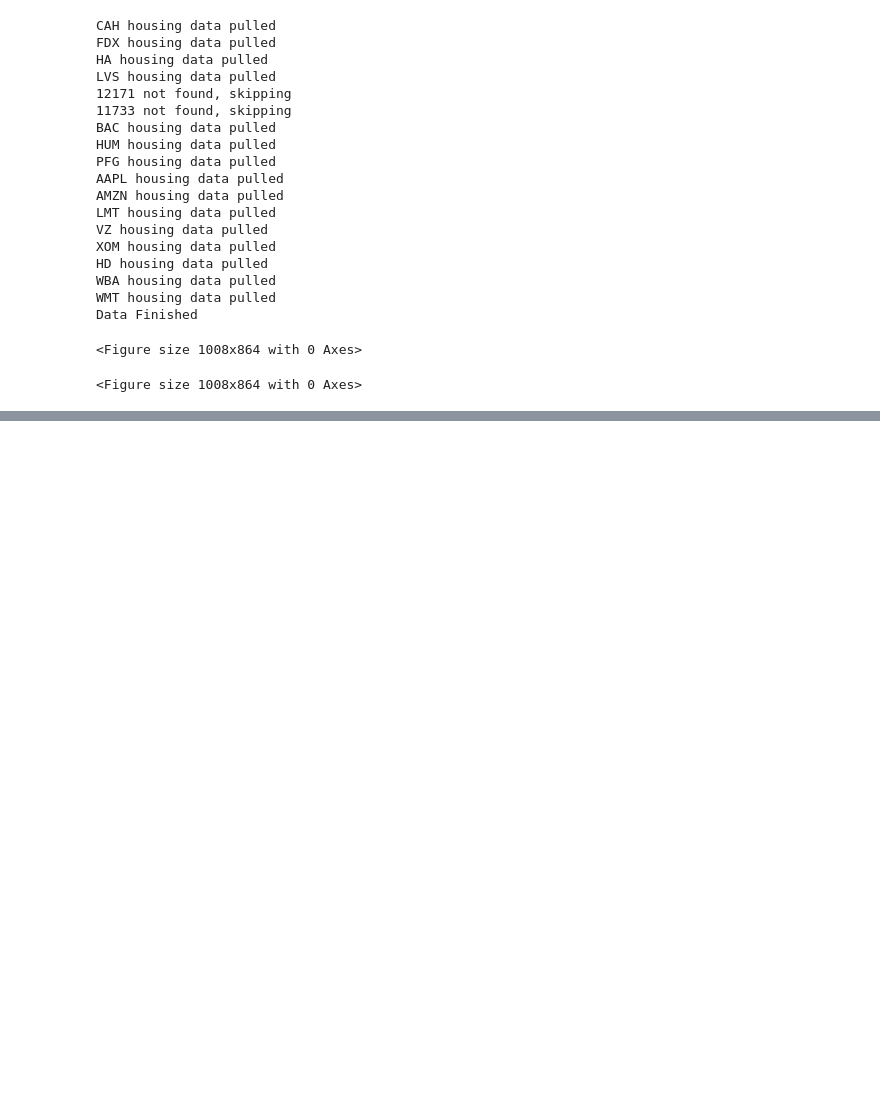
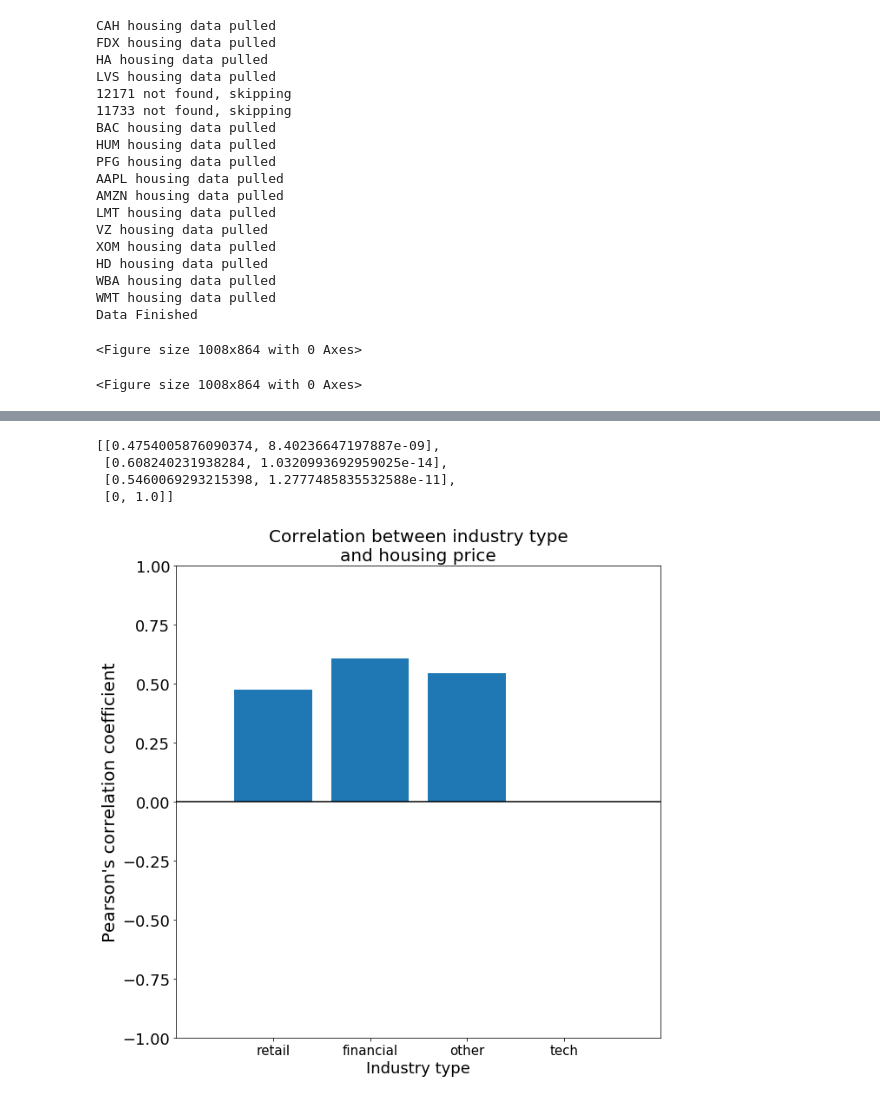
Before and after one commit to GraceHsu12/UCB_Project1_team, a Jupyter notebook: SL_API.ipynb, the cells around one changed output, grey strips where cells are left out. Saved outputs shown, nothing was run; the diff lists cells and outputs as text; code cells hidden in the pictures; blank space fills up the shorter version.

```diff
--- a/SL_API.ipynb
+++ b/SL_API.ipynb
@@ -616,0 +697,47 @@ for x in ['Tech', 'Financial', 'Other', 'Retail']:
+# %%
+# convert nan to zeroes
+for each in industry_type_pearsonr_list:
+    if np.isnan(each[0])==True:
+        each[0] = 0
+
+industry_type_pearsonr_list
+# %% [output]
+[[0.4754005876090374, 8.40236647197887e-09],
+ [0.608240231938284, 1.0320993692959025e-14],
+ [0.5460069293215398, 1.2777485835532588e-11],
+ [0, 1.0]]
+# %%
+correlation_vals = []
+p_vals = []
+for each in industry_type_pearsonr_list:
+    correlation_vals.append(each[0])
+    p_vals.append(each[1])
+
+statistical_analysis= pd.DataFrame({
+    "industry": industry,
+    "pearson_r_correlation": correlation_vals,
+    "p_values": p_vals
+})
+
+statistical_analysis.to_csv("stats_data_graphs/industry_analysis.csv")
+# %%
+# Plot correlation values against each stock ticker
+mpl.bar(industry, correlation_vals)
+mpl.hlines(0,-1,4)
+mpl.title("Correlation between industry type\nand housing price", fontsize=20)
+mpl.ylabel("Pearson's correlation coefficient", fontsize=20)
+mpl.xlabel("Industry type", fontsize=18)
+mpl.yticks(fontsize=18)
+mpl.xticks(fontsize=15)
+mpl.ylim(-1,1)
+mpl.xlim(-1, 4)
+
+
+
+# Enlarge figure size
+fig=mpl.gcf()
+fig.set_size_inches(10, 10)
+
+mpl.savefig("stats_data_graphs/industry_correlation.png")
+# %% [output]
+[figure, added]
```
Also changed, not shown: parts of 19 cells of this notebook, 30 other files.
